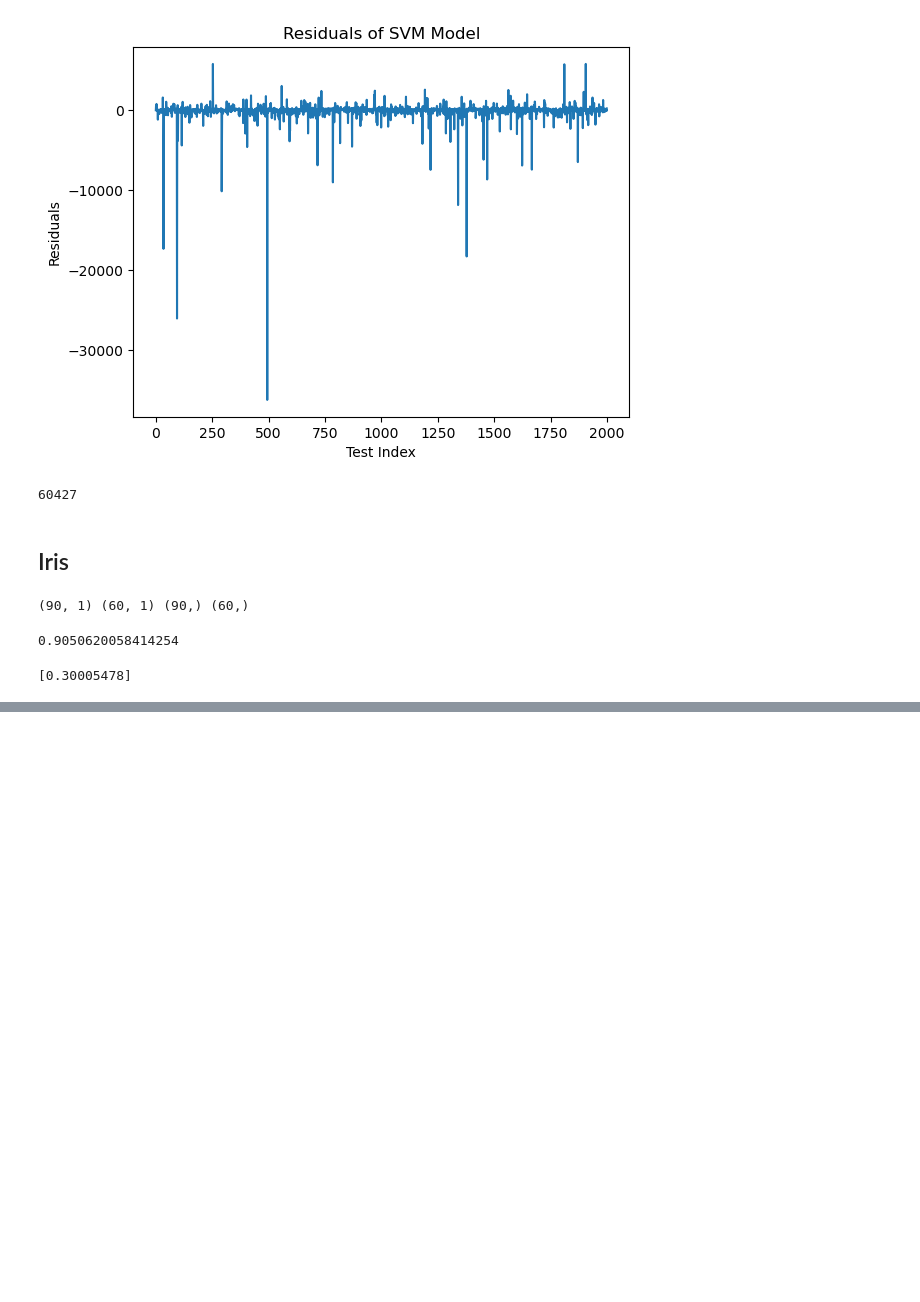
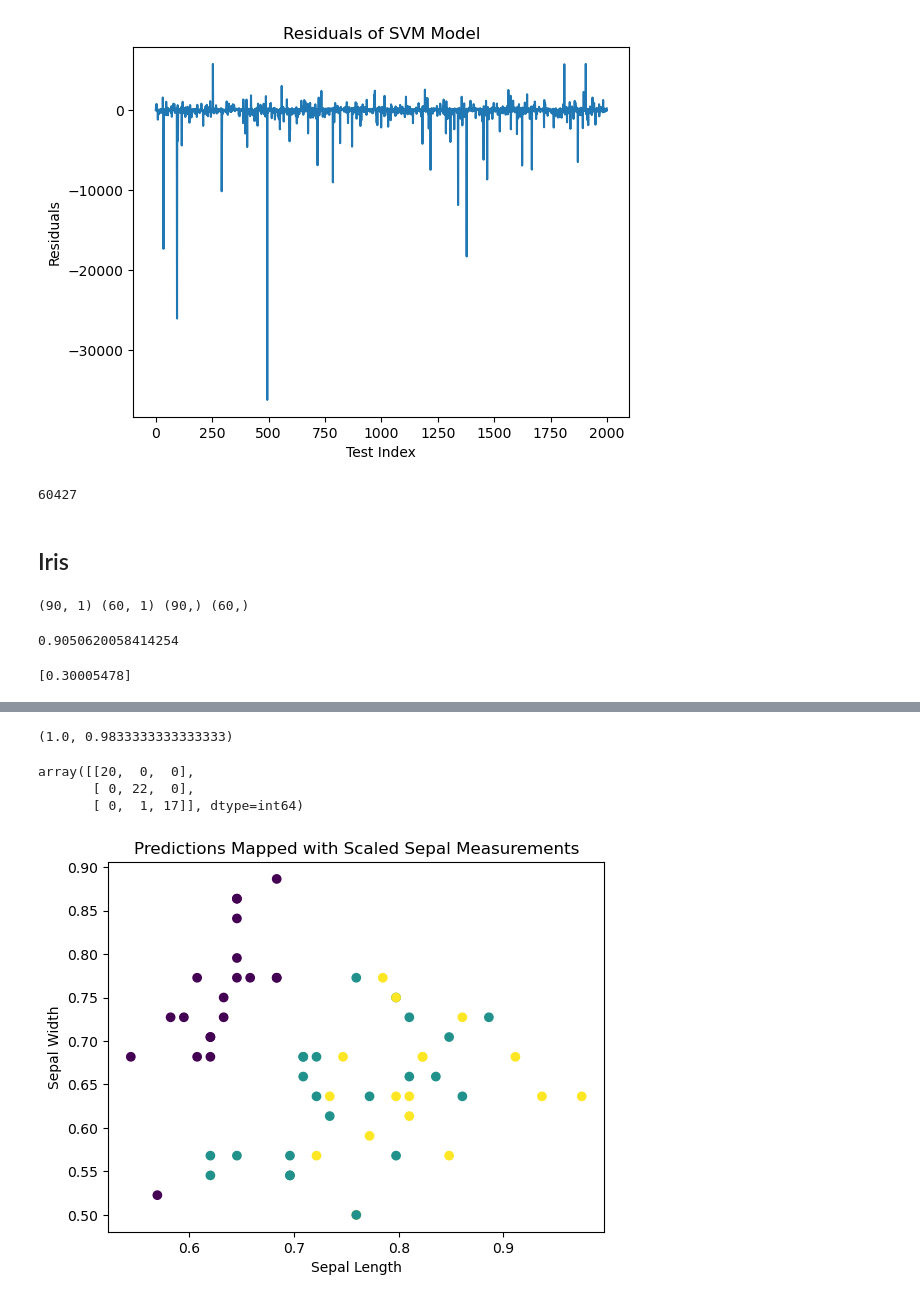
Before and after one commit to DanielnRose/svm, a Jupyter notebook: svm.ipynb, the cells around one changed output, grey strips where cells are left out. Saved outputs shown, nothing was run; the diff lists cells and outputs as text; code cells hidden in the pictures; blank space fills up the shorter version.

```diff
--- a/svm.ipynb
+++ b/svm.ipynb
@@ -235,0 +248,14 @@ print(clf.predict([[1]]))
+# %%
+# replace target variable text with corresponding numbers
+iris.replace("Iris-setosa", 0, inplace=True)
+iris.replace("Iris-versicolor", 1, inplace=True)
+iris.replace("Iris-virginica", 2, inplace=True)
+
+# get a dataframe to hold scaled data
+iris_scaled = iris
+
+# scale the data columns to [0, 1] range
+for column in iris.columns[0:-1]:
+    iris_scaled[column] = iris_scaled[column] / iris_scaled[column].abs().max()
+
+iris_scaled.head()
@@ -235,0 +269,34 @@ print(clf.predict([[1]]))
+# %%
+# set X to data without target and set y to target series
+X = iris_scaled.drop("Species", axis=1)
+y = iris_scaled["Species"]
+
+# set seed and get test/train split
+seed = 20
+X_train, X_test, y_train, y_test = train_test_split(X, y, test_size = 0.40, random_state = seed)
+# %%
+# build, fit and score svm (SVC) model
+svc_model = svm.SVC(C=1)
+svc_model.fit(X_train, y_train)
+svc_model.score(X_train, y_train), svc_model.score(X_test, y_test)
+# %% [output]
+(1.0, 0.9833333333333333)
+# %%
+# get the predictions from the model
+y_hat = svc_model.predict(X_test)
+
+# show confusion matrix on test set classifications
+confusion_mx = confusion_matrix(y_test, y_hat)
+confusion_mx
+# %% [output]
+array([[20,  0,  0],
+       [ 0, 22,  0],
+       [ 0,  1, 17]], dtype=int64)
+# %%
+# plot the test set by Sepal Measurements, decide color based on predictions
+plt.scatter(x = X_test["SepalLengthCm"], y = X_test["SepalWidthCm"], c=y_hat)
+plt.xlabel("Sepal Length")
+plt.ylabel("Sepal Width")
+plt.title("Predictions Mapped with Scaled Sepal Measurements");
+# %% [output]
+[figure, added]
```
Also changed, not shown: parts of 8 cells of this notebook.
